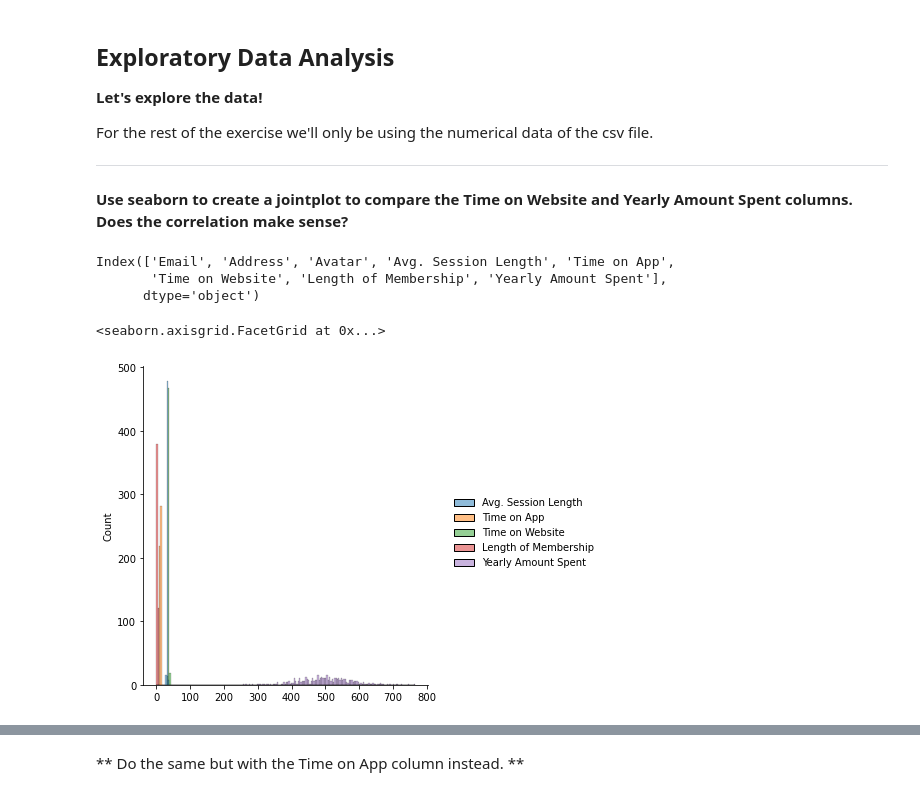
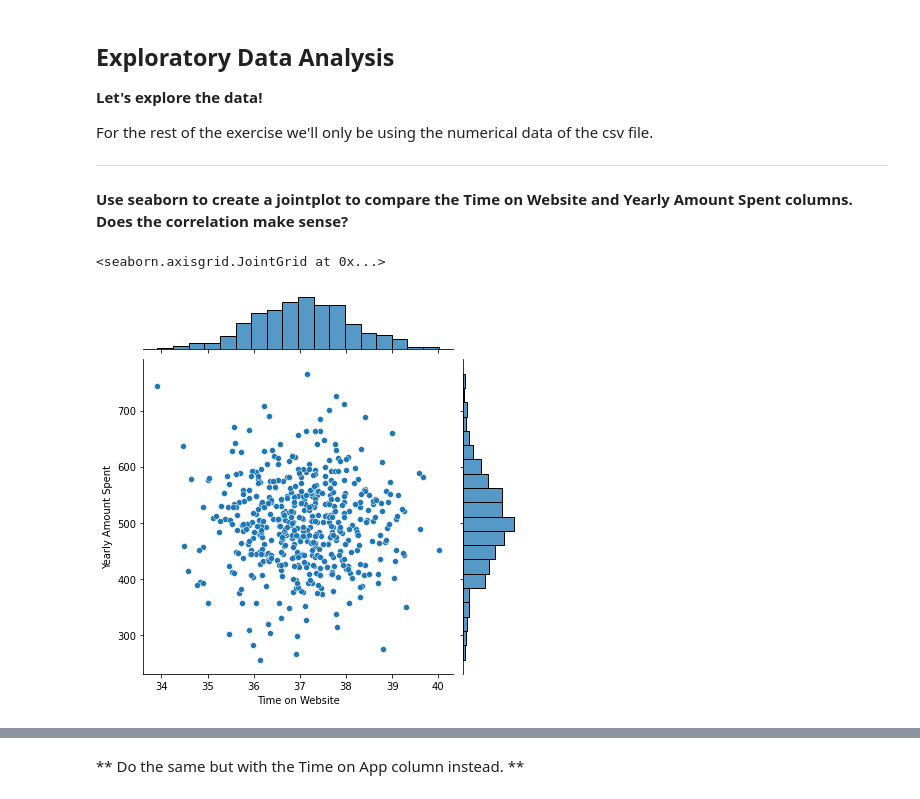
Before and after one commit to TatoSec/Python-DataScience-Practice, a Jupyter notebook: Linear-Regression-Model/Objective/02-Linear Regression Project.ipynb, the cells around one changed output, grey strips where cells are left out. Drawn from its saved outputs; the diff is of its cells as text; code cells hidden in the pictures.

Commit message:
Created jointplots with sns

```diff
--- a/Linear-Regression-Model/Objective/02-Linear Regression Project.ipynb
+++ b/Linear-Regression-Model/Objective/02-Linear Regression Project.ipynb
@@ -83,14 +83,8 @@ memory usage: 31.4+ KB
 For the rest of the exercise we'll only be using the numerical data of the csv file.
 ___
 **Use seaborn to create a jointplot to compare the Time on Website and Yearly Amount Spent columns. Does the correlation make sense?**
-# %%
-df.columns
-# %% [output]
-Index(['Email', 'Address', 'Avatar', 'Avg. Session Length', 'Time on App',
-       'Time on Website', 'Length of Membership', 'Yearly Amount Spent'],
-      dtype='object')
 # %%
-sns.displot(df['Time on Website','Yearly Amount Spent'])
+sns.jointplot(data = df, x = 'Time on Website', y = 'Yearly Amount Spent')
 # %% [output]
-<seaborn.axisgrid.FacetGrid at 0x...>
+<seaborn.axisgrid.JointGrid at 0x...>
-[figure, old version]
+[figure, new version]
```
Also changed, not shown: parts of 5 cells of this notebook.
